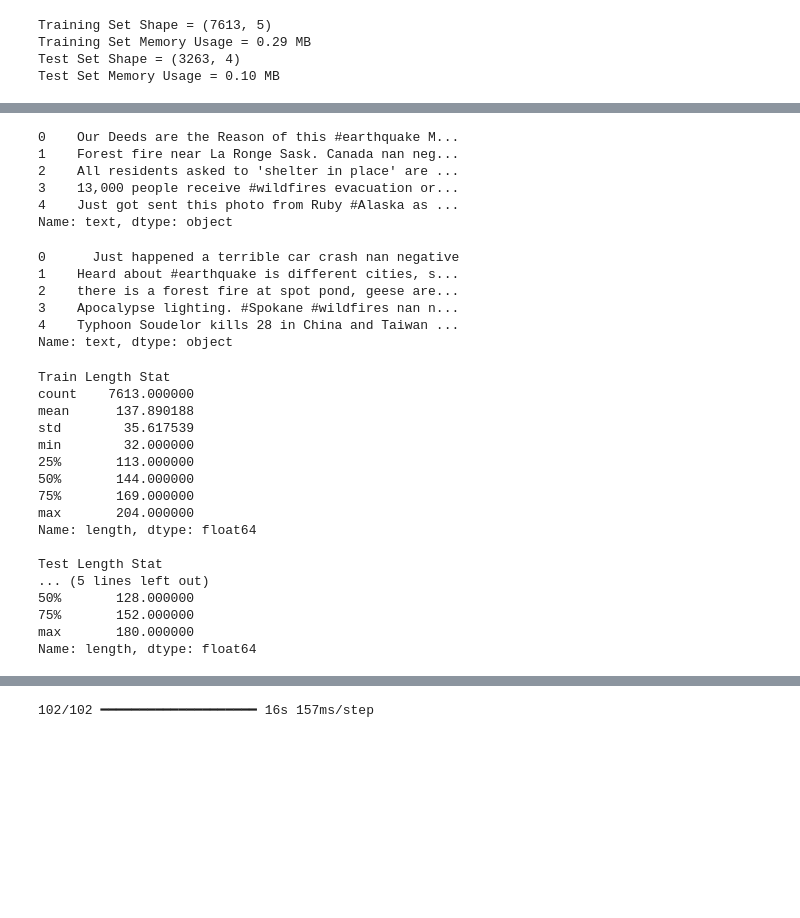
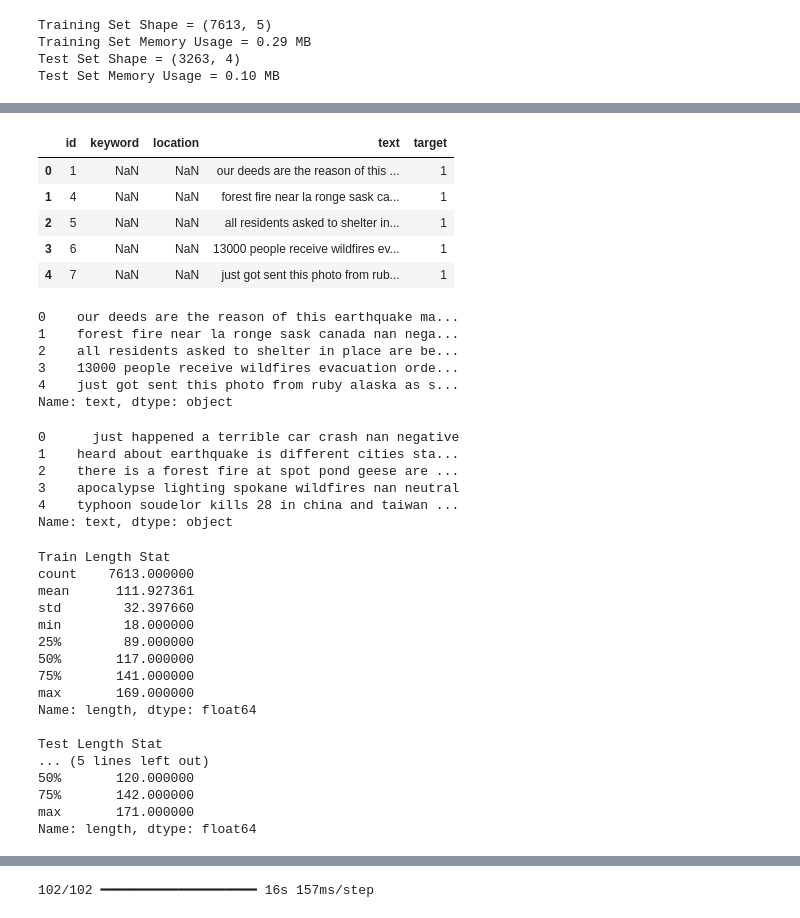
Before and after one commit to naveen-malla/Kaggle-Projects, a Jupyter notebook: NLP - Disaster Tweets/disaster_tweets_bert.ipynb, the cells around one changed output, grey strips where cells are left out. Cells and saved outputs as stored; diff of their text form; code cells hidden in the pictures; blank space fills up the shorter version.

Commit message:
add code to pre process text

```diff
--- a/NLP - Disaster Tweets/disaster_tweets_bert.ipynb
+++ b/NLP - Disaster Tweets/disaster_tweets_bert.ipynb
@@ -33,3 +62,39 @@ Test Set Memory Usage = 0.10 MB
+# %%
+from tqdm import tqdm
+
+tqdm.pandas()
+
+def preprocess_tweets(df, text_column):
+
+    # Lowercase the text
+    df[text_column] = df[text_column].progress_apply(lambda x: str(x).lower())
+
+    # Remove emails
+    df[text_column] = df[text_column].progress_apply(lambda x: th.remove_emails(x))
+
+    # Remove HTML tags
+    df[text_column] = df[text_column].progress_apply(lambda x: th.remove_html_tags(x))
+
+    # Remove special characters
+    df[text_column] = df[text_column].progress_apply(lambda x: th.remove_special_chars(x))
+
+    # Remove accented characters
+    df[text_column] = df[text_column].progress_apply(lambda x: th.remove_accented_chars(x))
+
+
+    return df
+# %%
+df_train = preprocess_tweets(df_train, "text")
+df_test = preprocess_tweets(df_test, "text")
+
+df_train.head()
+# %% [output]
+|  | id | keyword | location | text | target |
+| 0 | 1 | NaN | NaN | our deeds are the reason of this ... | 1 |
+| 1 | 4 | NaN | NaN | forest fire near la ronge sask ca... | 1 |
+| 2 | 5 | NaN | NaN | all residents asked to shelter in... | 1 |
+| 3 | 6 | NaN | NaN | 13000 people receive wildfires ev... | 1 |
+| 4 | 7 | NaN | NaN | just got sent this photo from rub... | 1 |
 # %%
 import nltk
 from nltk.sentiment import SentimentIntensityAnalyzer
@@ -58,11 +123,11 @@ df_train["text"] = df_train["text"].astype(str) + " " + df_train["keyword"].asty
 # Display the updated 'text' column
 df_train["text"].head()
 # %% [output]
-0    Our Deeds are the Reason of this #earthquake M...
-1    Forest fire near La Ronge Sask. Canada nan neg...
-2    All residents asked to 'shelter in place' are ...
-3    13,000 people receive #wildfires evacuation or...
-4    Just got sent this photo from Ruby #Alaska as ...
+0    our deeds are the reason of this earthquake ma...
+1    forest fire near la ronge sask canada nan nega...
+2    all residents asked to shelter in place are be...
+3    13000 people receive wildfires evacuation orde...
+4    just got sent this photo from ruby alaska as s...
 Name: text, dtype: object
 # %%
 # Ensure all columns are strings before concatenation
@@ -71,11 +136,11 @@ df_test["text"] = df_test["text"].astype(str) + " " + df_test["keyword"].astype(
 # Display the updated 'text' column
 df_test["text"].head()
 # %% [output]
-0      Just happened a terrible car crash nan negative
-1    Heard about #earthquake is different cities, s...
-2    there is a forest fire at spot pond, geese are...
-3    Apocalypse lighting. #Spokane #wildfires nan n...
-4    Typhoon Soudelor kills 28 in China and Taiwan ...
+0      just happened a terrible car crash nan negative
+1    heard about earthquake is different cities sta...
+2    there is a forest fire at spot pond geese are ...
+3    apocalypse lighting spokane wildfires nan neutral
+4    typhoon soudelor kills 28 in china and taiwan ...
 Name: text, dtype: object
 # %%
 df_train["length"] = df_train["text"].apply(lambda x : len(x))
@@ -90,20 +155,20 @@ print(df_test["length"].describe())
 # %% [output]
 Train Length Stat
 count    7613.000000
-mean      137.890188
-std        35.617539
-min        32.000000
-25%       113.000000
-50%       144.000000
-75%       169.000000
-max       204.000000
+mean      111.927361
+std        32.397660
+min        18.000000
+25%        89.000000
+50%       117.000000
+75%       141.000000
+max       169.000000
 Name: length, dtype: float64
 
 Test Length Stat
 ... (5 lines left out)
-50%       128.000000
-75%       152.000000
-max       180.000000
+50%       120.000000
+75%       142.000000
+max       171.000000
 Name: length, dtype: float64
 # %%
 BATCH_SIZE = 32
```
Also changed, not shown: parts of 8 cells of this notebook.
